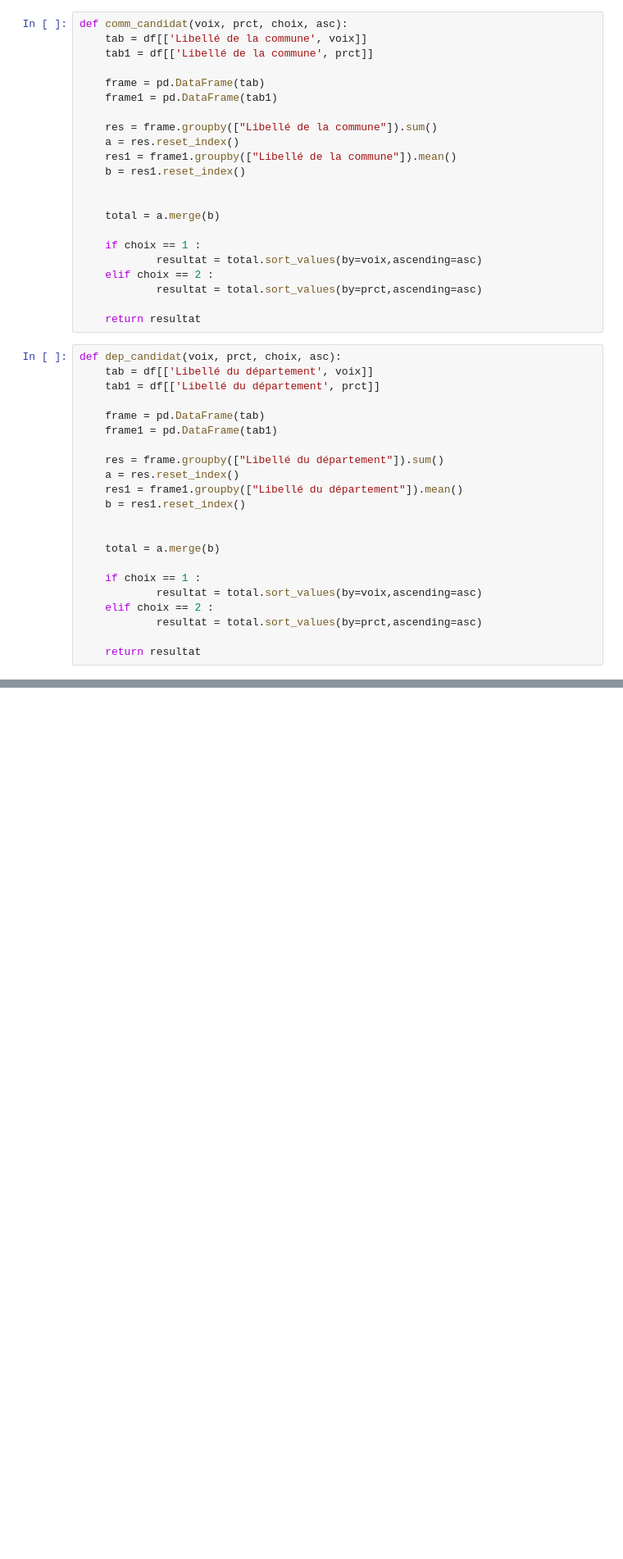
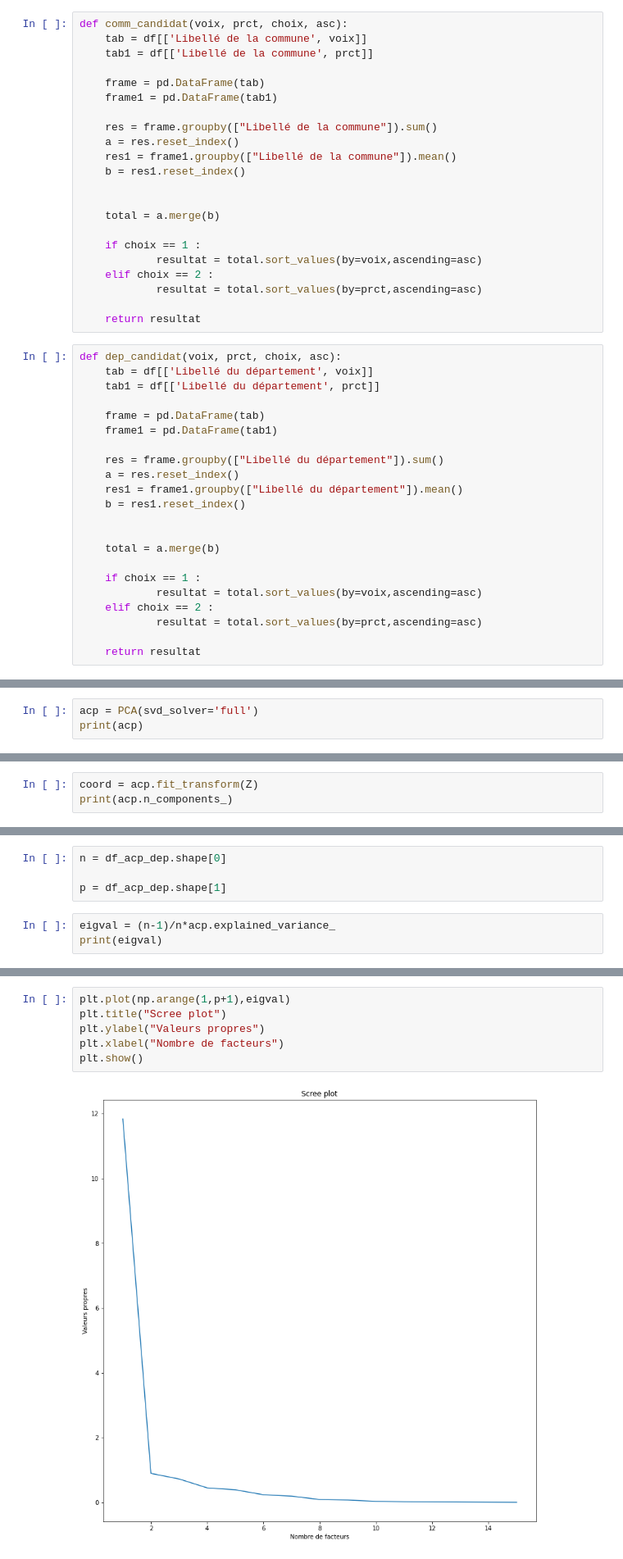
Before and after one commit to BaderEK/AnalyseDeDonnees, a Jupyter notebook: Groupe 2/Groupe 2/rendu.ipynb, the cells around one changed output, grey strips where cells are left out. Shown at 82% size. Saved outputs shown, nothing was run; the diff lists cells and outputs as text; blank space fills up the shorter version.

```diff
--- a/Groupe 2/Groupe 2/rendu.ipynb
+++ b/Groupe 2/Groupe 2/rendu.ipynb
@@ -212,0 +288,3 @@ dep_candidat('Voix.AN', '% Voix/Ins.AN', 1, False)
+# %%
+acp = PCA(svd_solver='full')
+print(acp)
@@ -212,0 +293,3 @@ dep_candidat('Voix.AN', '% Voix/Ins.AN', 1, False)
+# %%
+coord = acp.fit_transform(Z)
+print(acp.n_components_)
@@ -212,0 +305,7 @@ dep_candidat('Voix.AN', '% Voix/Ins.AN', 1, False)
+# %%
+n = df_acp_dep.shape[0]
+
+p = df_acp_dep.shape[1]
+# %%
+eigval = (n-1)/n*acp.explained_variance_
+print(eigval)
@@ -212,0 +324,8 @@ dep_candidat('Voix.AN', '% Voix/Ins.AN', 1, False)
+# %%
+plt.plot(np.arange(1,p+1),eigval)
+plt.title("Scree plot")
+plt.ylabel("Valeurs propres")
+plt.xlabel("Nombre de facteurs")
+plt.show()
+# %% [output]
+[figure, added]
```
Also changed, not shown: parts of 27 cells of this notebook.
